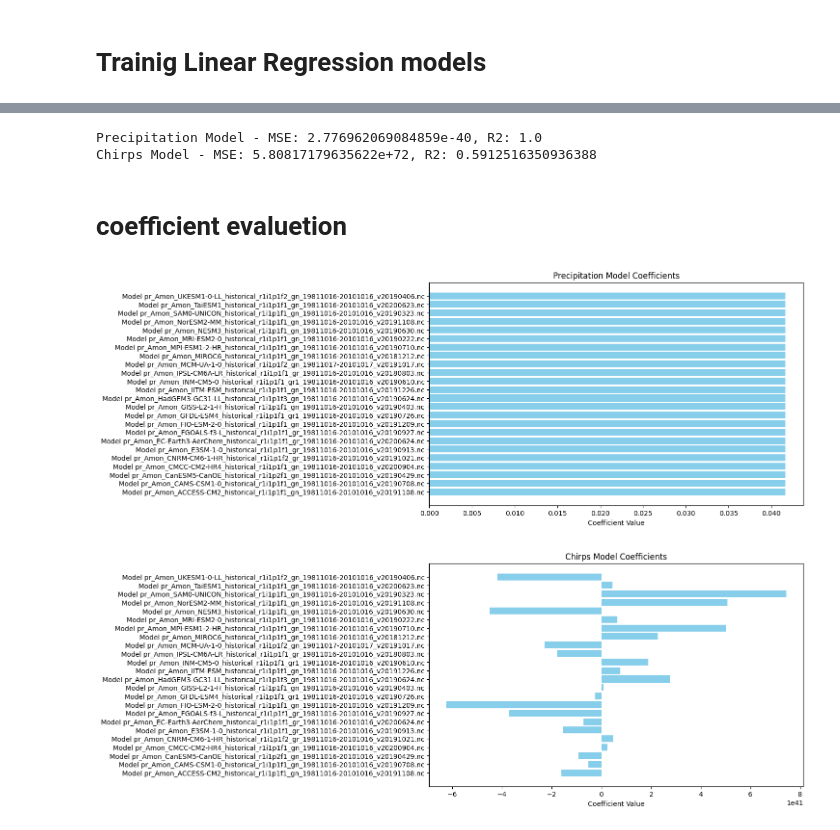
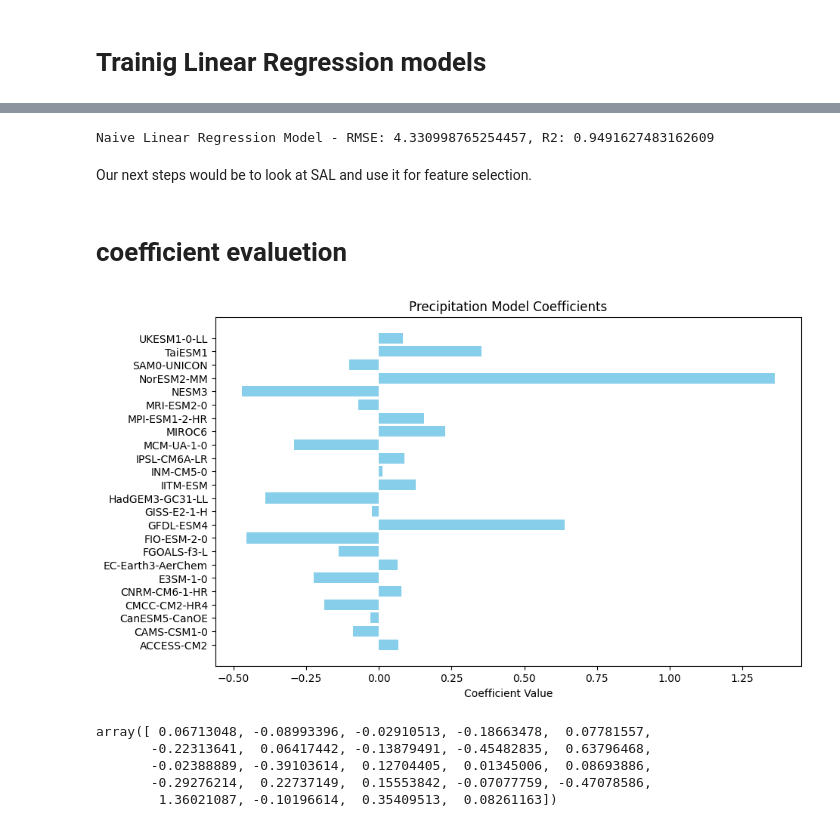
Before and after one commit to TrueMichato/sub-seasonal-cmip-analysis, a Jupyter notebook: src/ensemblineg_pipline.ipynb, the cells around one changed output, grey strips where cells are left out. Saved outputs shown, nothing was run; the diff lists cells and outputs as text; code cells hidden in the pictures.

```diff
--- a/src/ensemblineg_pipline.ipynb
+++ b/src/ensemblineg_pipline.ipynb
@@ -99,0 +246,10 @@ y_chirps = y_chirps.astype(np.float64)
+# %%
+X_precip = flatten_models_to_grid_matrix(precip_avg)
+y_precip = flatten_chirps(chirps_precip_data)
+# Need to remove Null values from both, would require putting them in a df and then dropna on rows
+precip_df = X_precip.copy()
+precip_df["chirps"] = y_precip
+precip_df = precip_df.dropna()
+X_corr = flatten_models_to_grid_matrix(tested_corrs)
+y_corr = tested_corr_baseline
+# same, but asaf said we shouldn't bother with only correlations
@@ -116,2 +274,4 @@ train_test_split(
+# %%
+x_precipitation_train, x_precipitation_test, y_precipitation_train, y_precipitation_test =  train_test_split(precip_df.drop(['chirps'], axis=1), precip_df['chirps'], test_size=0.2, random_state=9)
 # %% [markdown]
 # Trainig Linear Regression models
@@ -118,38 +316,22 @@ train_test_split(
 # %%
 # Initialize models for precipitation, chirps, and correlation
-reg_model_precipitation = LinearRegression()
-reg_model_chirps = LinearRegression()
-# reg_model_correlation = LinearRegression()
+naive_lr_model_precipitation = LinearRegression()
 
 # Train the models on the training data
-reg_model_precipitation.fit(x_precipitation_train, y_precipitation_train)
-reg_model_chirps.fit(x_chirps_train, y_chirps_train)
-# reg_model_correlation.fit(x_correlation_train, y_correlation_train)
+naive_lr_model_precipitation.fit(x_precipitation_train, y_precipitation_train)
 
 # Predict the target values on the testing data
-y_precipitation_pred = reg_model_precipitation.predict(x_precipitation_test)
-y_chirps_pred = reg_model_chirps.predict(x_chirps_test)
-# y_correlation_pred = reg_model_correlation.predict(x_correlation_test)
+y_precipitation_pred_naive_lr = naive_lr_model_precipitation.predict(x_precipitation_test)
 
 # Evaluate the model performance for precipitation
-mse_precipitation = mean_squared_error(y_precipitation_test, y_precipitation_pred)
-r2_precipitation = r2_score(y_precipitation_test, y_precipitation_pred)
+rmse_naive_lr_precipitation = root_mean_squared_error(y_precipitation_test, y_precipitation_pred_naive_lr)
+r2_naive_lr_precipitation = r2_score(y_precipitation_test, y_precipitation_pred_naive_lr)
 
-# Evaluate the model performance for chirps
-mse_chirps = mean_squared_error(y_chirps_test, y_chirps_pred)
-r2_chirps = r2_score(y_chirps_test, y_chirps_pred)
-
-# Evaluate the model performance for correlation
-# mse_correlation = mean_squared_error(y_correlation_test, y_correlation_pred)
-# r2_correlation = r2_score(y_correlation_test, y_correlation_pred)
-
-# Print the results
-print(f"Precipitation Model - MSE: {mse_precipitation}, R2: {r2_precipitation}")
-print(f"Chirps Model - MSE: {mse_chirps}, R2: {r2_chirps}")
-# print(f"Correlation Model - MSE: {mse_correlation}, R2: {r2_correlation}")
+print(f"Naive Linear Regression Model - RMSE: {rmse_naive_lr_precipitation}, R2: {r2_naive_lr_precipitation}")
 # %% [output]
-Precipitation Model - MSE: 2.776962069084859e-40, R2: 1.0
-Chirps Model - MSE: 5.80817179635622e+72, R2: 0.5912516350936388
+Naive Linear Regression Model - RMSE: 4.330998765254457, R2: 0.9491627483162609
+# %% [markdown]
+Our next steps would be to look at SAL and use it for feature selection.
 # %% [markdown]
 # coefficient evaluetion
 # %%
@@ -173,17 +355,17 @@ def plot_coefficients(coefficients: np.ndarray, model_names: List[str], title: s
     plt.xlabel('Coefficient Value')
     plt.title(title)
     plt.show()
-# %%
-CMIP_PATH = os.path.join('..','Data','CMIP6','Precipitation')
-model_names = [f'Model {model_name}' for model_name in os.listdir(CMIP_PATH)]  # Replace with actual model names if available
-precipitation_coefficients = reg_model_precipitation.coef_
-# correlation_coefficients = reg_model_precipitation.coef_
-chirps_coefficients = reg_model_chirps.coef_
-
-
-plot_coefficients(precipitation_coefficients, model_names, 'Precipitation Model Coefficients')
-# plot_coefficients(correlation_coefficients, model_names, 'Correlation Model Coefficients')
-plot_coefficients(chirps_coefficients, model_names, 'Chirps Model Coefficients')
-# %% [output]
-[figure, removed]
-[figure, removed]
+# %%
+model_names = x_precipitation_train.columns
+precipitation_coefficients = naive_lr_model_precipitation.coef_
+plot_coefficients(precipitation_coefficients, model_names, 'Precipitation Model Coefficients')
+# %% [output]
+[figure, added]
+# %%
+naive_lr_model_precipitation.coef_
+# %% [output]
+array([ 0.06713048, -0.08993396, -0.02910513, -0.18663478,  0.07781557,
+       -0.22313641,  0.06417442, -0.13879491, -0.45482835,  0.63796468,
+       -0.02388889, -0.39103614,  0.12704405,  0.01345006,  0.08693886,
+       -0.29276214,  0.22737149,  0.15553842, -0.07077759, -0.47078586,
+        1.36021087, -0.10196614,  0.35409513,  0.08261163])
```
Also changed, not shown: parts of 25 cells of this notebook.
